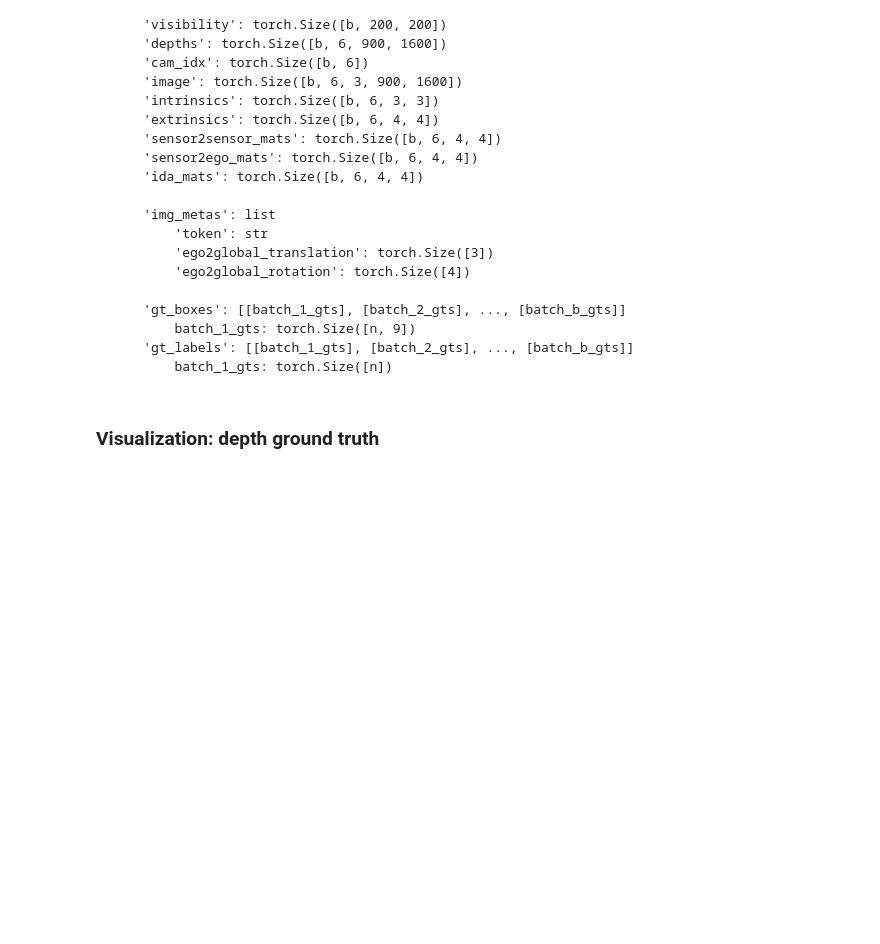
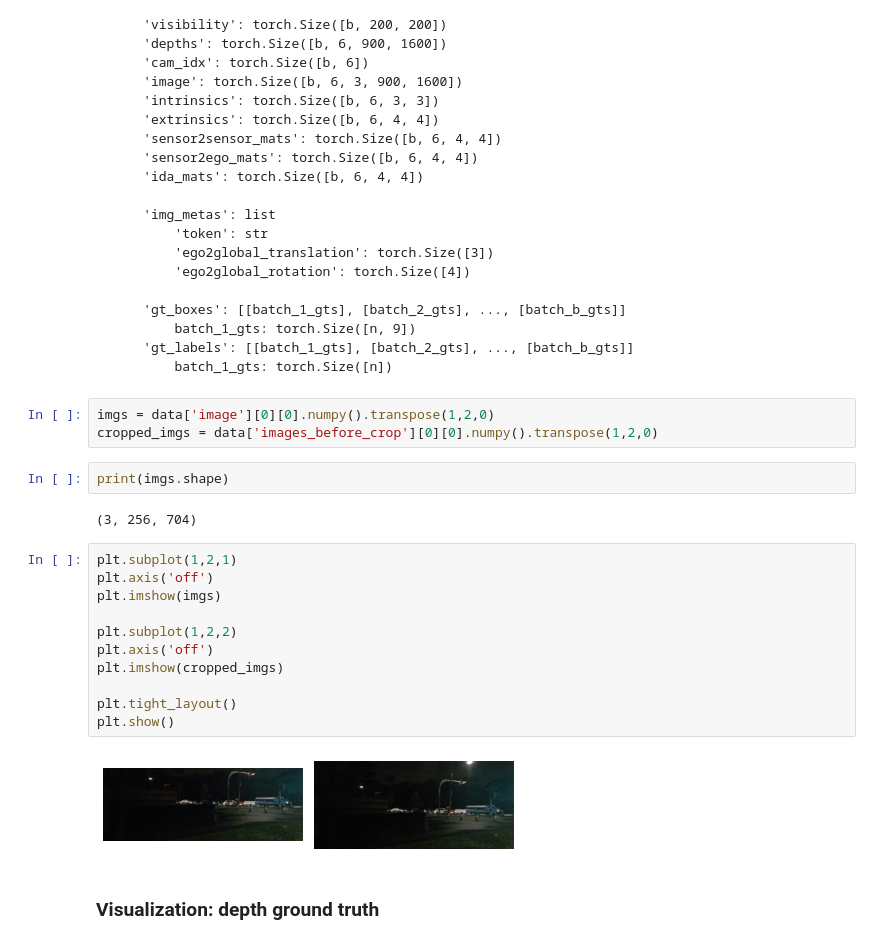
Before and after one commit to neonkill/BEVfor3DOD, a Jupyter notebook: debugging/dataset_debugging_3d_det.ipynb, the cells around one changed output. Cells and saved outputs as stored; diff of their text form; blank space fills up the shorter version.

```diff
--- a/debugging/dataset_debugging_3d_det.ipynb
+++ b/debugging/dataset_debugging_3d_det.ipynb
@@ -132,6 +132,26 @@ data = next(iter(val_dataloader))
             batch_1_gts: torch.Size([n, 9])
         'gt_labels': [[batch_1_gts], [batch_2_gts], ..., [batch_b_gts]]
             batch_1_gts: torch.Size([n])
+# %%
+imgs = data['image'][0][0].numpy().transpose(1,2,0)
+cropped_imgs = data['images_before_crop'][0][0].numpy().transpose(1,2,0)
+# %%
+print(imgs.shape)
+# %% [output]
+(3, 256, 704)
+# %%
+plt.subplot(1,2,1)
+plt.axis('off')
+plt.imshow(imgs)
+
+plt.subplot(1,2,2)
+plt.axis('off')
+plt.imshow(cropped_imgs)
+
+plt.tight_layout()
+plt.show()
+# %% [output]
+[figure, added]
 # %% [markdown]
 ### Visualization: depth ground truth
 # %%
```
Also changed, not shown: 19 other files.
